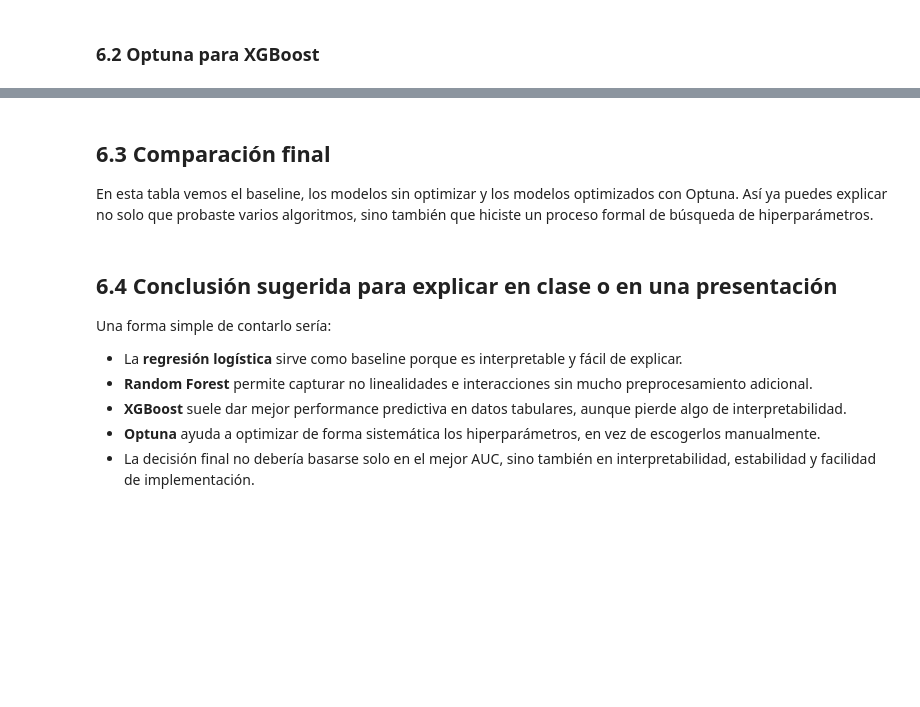
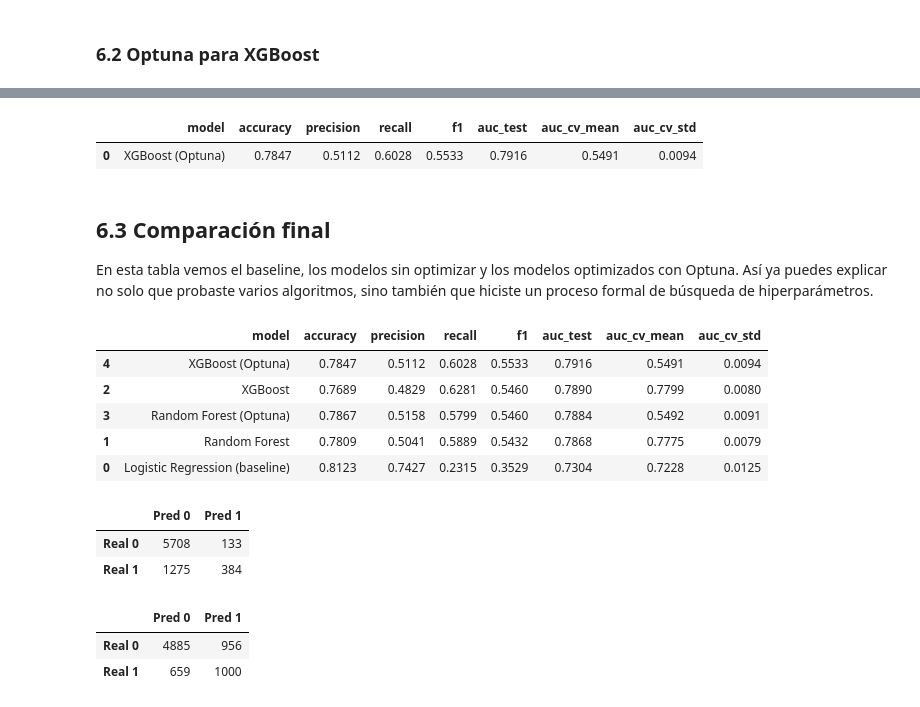
Before and after one commit to macanoso/intro-ciencia-datos-udm, a Jupyter notebook: notebooks/10-modelling/3rd_model_extended.ipynb, the cells around one changed output, grey strips where cells are left out. Drawn from its saved outputs; the diff is of its cells as text; code cells hidden in the pictures; blank space fills up the shorter version.

```diff
--- a/notebooks/10-modelling/3rd_model_extended.ipynb
+++ b/notebooks/10-modelling/3rd_model_extended.ipynb
@@ -1167,7 +1205,7 @@ rf_best_cv_scores = cross_val_score(
     X_train,
     y_train,
     cv=cv,
-    scoring='roc_auc',
+    scoring='f1',
     n_jobs=-1
 )
 
@@ -1235,7 +1305,7 @@ xgb_best_cv_scores = cross_val_score(
     X_train,
     y_train,
     cv=cv,
-    scoring='roc_auc',
+    scoring='f1',
     n_jobs=-1
 )
 
@@ -1244,6 +1314,9 @@ xgb_best_results, y_pred_xgb_best, y_pred_proba_xgb_best = evaluate_model(
 )
 
 pd.DataFrame([xgb_best_results]).round(4)
+# %% [output]
+|  | model | accuracy | precision | recall | f1 | auc_test | auc_cv_mean | auc_cv_std |
+| 0 | XGBoost (Optuna) | 0.7847 | 0.5112 | 0.6028 | 0.5533 | 0.7916 | 0.5491 | 0.0094 |
 # %% [markdown]
 ## **6.3 Comparación final**
 
@@ -1251,20 +1324,33 @@ En esta tabla vemos el baseline, los modelos sin optimizar y los modelos optimiz
 # %%
 final_comparison_df = pd.DataFrame([
     baseline_results,
     rf_results,
     xgb_results,
     rf_best_results,
     xgb_best_results
 ]).round(4)
 
-final_comparison_df.sort_values('auc_test', ascending=False)
+final_comparison_df.sort_values('f1', ascending=False)
+# %% [output]
+|  | model | accuracy | precision | recall | f1 | auc_test | auc_cv_mean | auc_cv_std |
+| 4 | XGBoost (Optuna) | 0.7847 | 0.5112 | 0.6028 | 0.5533 | 0.7916 | 0.5491 | 0.0094 |
+| 2 | XGBoost | 0.7689 | 0.4829 | 0.6281 | 0.5460 | 0.7890 | 0.7799 | 0.0080 |
+| 3 | Random Forest (Optuna) | 0.7867 | 0.5158 | 0.5799 | 0.5460 | 0.7884 | 0.5492 | 0.0091 |
+| 1 | Random Forest | 0.7809 | 0.5041 | 0.5889 | 0.5432 | 0.7868 | 0.7775 | 0.0079 |
+| 0 | Logistic Regression (baseline) | 0.8123 | 0.7427 | 0.2315 | 0.3529 | 0.7304 | 0.7228 | 0.0125 |
-# %% [markdown]
-## **6.4 Conclusión sugerida para explicar en clase o en una presentación**
-
-Una forma simple de contarlo sería:
-
-- La **regresión logística** sirve como baseline porque es interpretable y fácil de explicar.
-- **Random Forest** permite capturar no linealidades e interacciones sin mucho preprocesamiento adicional.
-- **XGBoost** suele dar mejor performance predictiva en datos tabulares, aunque pierde algo de interpretabilidad.
-- **Optuna** ayuda a optimizar de forma sistemática los hiperparámetros, en vez de escogerlos manualmente.
-- La decisión final no debería basarse solo en el mejor AUC, sino también en interpretabilidad, estabilidad y facilidad de implementación.
+# %%
+cm = confusion_matrix(y_test, y_pred)
+cm_df = pd.DataFrame(cm, index=['Real 0', 'Real 1'], columns=['Pred 0', 'Pred 1'])
+cm_df
+# %% [output]
+|  | Pred 0 | Pred 1 |
+| Real 0 | 5708 | 133 |
+| Real 1 | 1275 | 384 |
+# %%
+cm = confusion_matrix(y_test, y_pred_xgb_best)
+cm_df = pd.DataFrame(cm, index=['Real 0', 'Real 1'], columns=['Pred 0', 'Pred 1'])
+cm_df
+# %% [output]
+|  | Pred 0 | Pred 1 |
+| Real 0 | 4885 | 956 |
+| Real 1 | 659 | 1000 |
```
Also changed, not shown: parts of 19 cells of this notebook, 3 other files.
